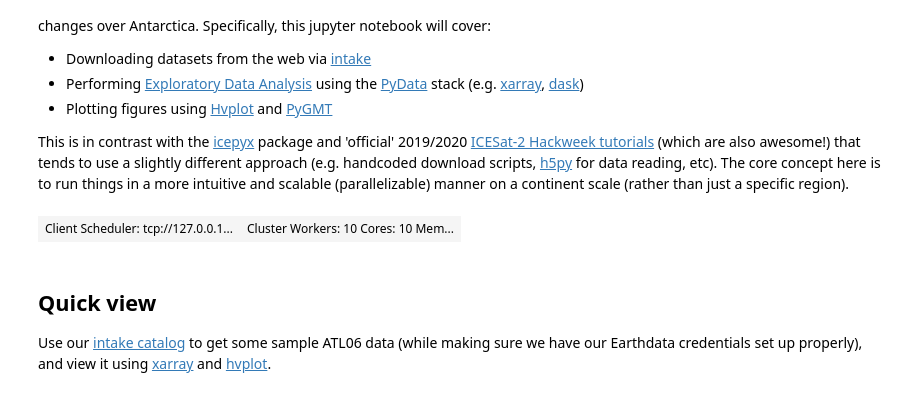
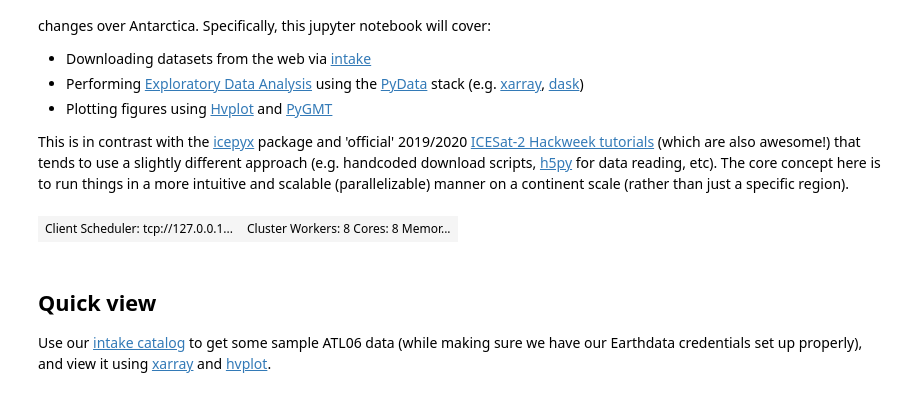
Before and after one commit to weiji14/deepicedrain, a Jupyter notebook: atl06_play.ipynb, the cells around one changed output. Saved outputs shown, nothing was run; the diff lists cells and outputs as text; code cells hidden in the pictures.

```diff
--- a/atl06_play.ipynb
+++ b/atl06_play.ipynb
@@ -38,13 +40,11 @@ import xarray as xr
 
 import deepicedrain
 # %%
-# Limit compute to 10 cores for download part using intake
-# Can possibly go up to 10 because there are 10 DPs?
-# See https://n5eil02u.ecs.nsidc.org/opendap/hyrax/catalog.xml
-client = dask.distributed.Client(n_workers=10, threads_per_worker=1)
+# Limit compute to 8 cores for download part
+client = dask.distributed.Client(n_workers=8, threads_per_worker=1)
 client
 # %% [output]
-| Client Scheduler: tcp://127.0.0.1... | Cluster Workers: 10 Cores: 10 Mem... |
+| Client Scheduler: tcp://127.0.0.1... | Cluster Workers: 8 Cores: 8 Memor... |
 # %% [markdown]
 ## Quick view
 
```
Also changed, not shown: parts of 9 cells of this notebook, 2 other files.
